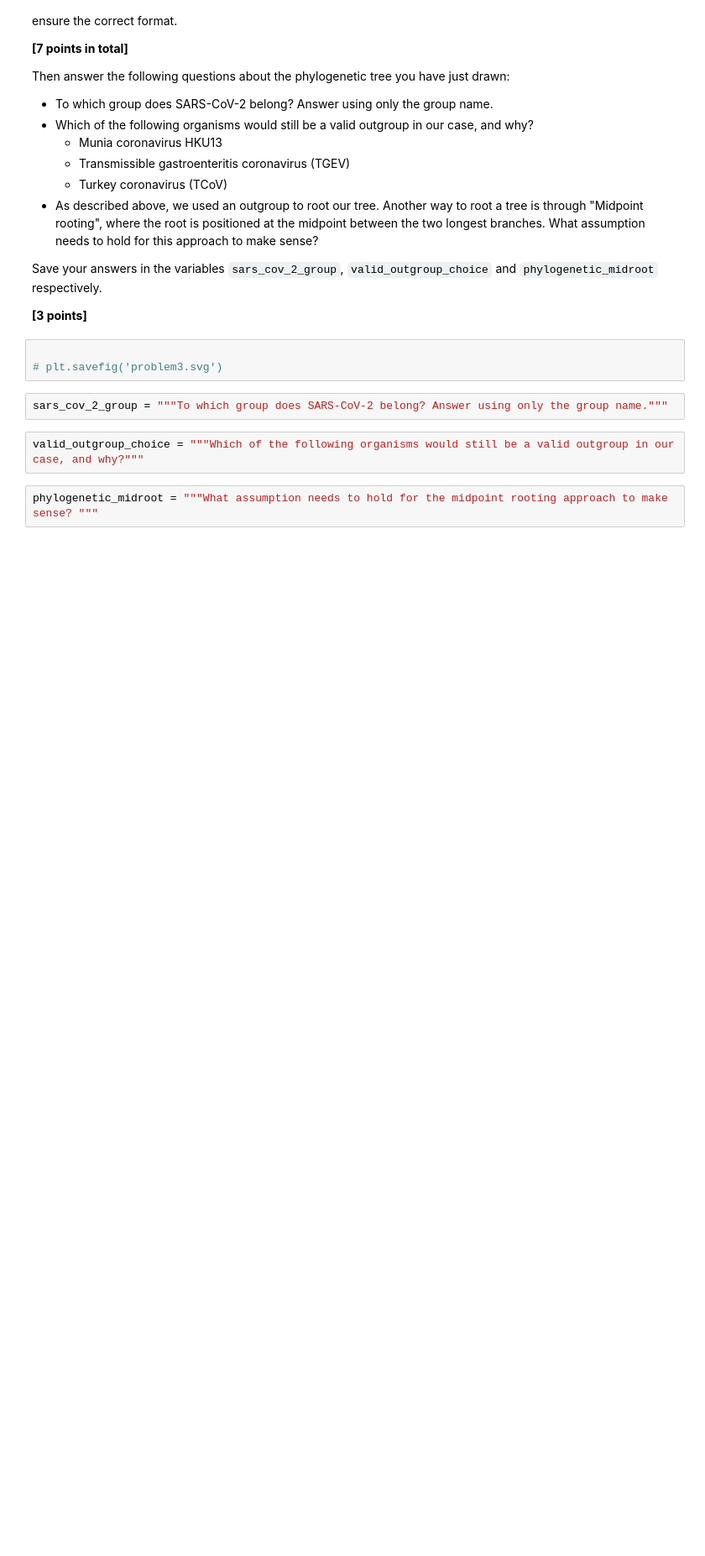
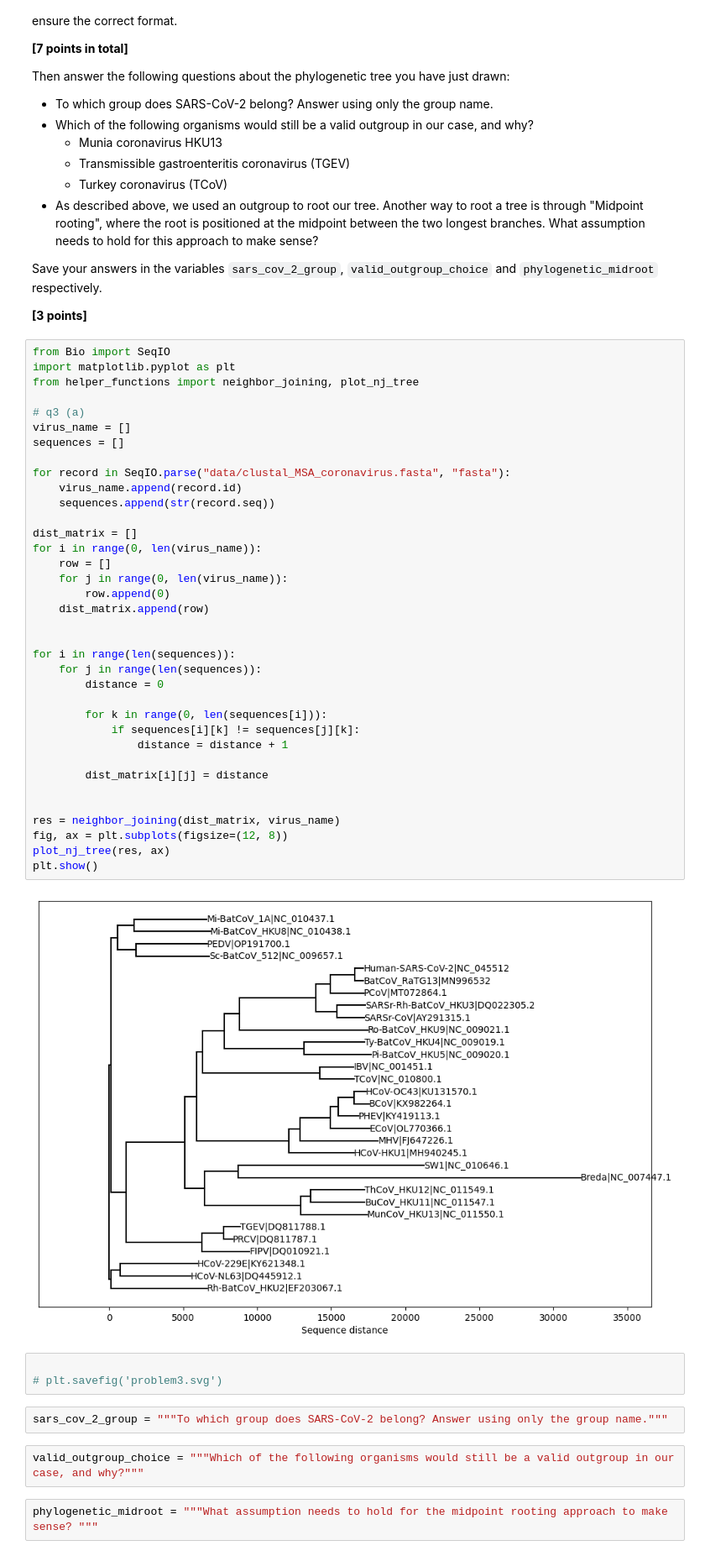
Before and after one commit to riannapat06-del/assign_phylo, a Jupyter notebook: phylo_workbook.ipynb, the cells around one changed output. Shown at 84% size. Saved outputs shown, nothing was run; the diff lists cells and outputs as text; blank space fills up the shorter version.

```diff
--- a/phylo_workbook.ipynb
+++ b/phylo_workbook.ipynb
@@ -129,6 +129,44 @@ Then answer the following questions about the phylogenetic tree you have just dr
 Save your answers in the variables `sars_cov_2_group`, `valid_outgroup_choice` and `phylogenetic_midroot` respectively.
 
 **[3 points]**
+# %%
+from Bio import SeqIO
+import matplotlib.pyplot as plt
+from helper_functions import neighbor_joining, plot_nj_tree
+
+# q3 (a)
+virus_name = []
+sequences = []
+
+for record in SeqIO.parse("data/clustal_MSA_coronavirus.fasta", "fasta"):
+    virus_name.append(record.id)
+    sequences.append(str(record.seq))
+
+dist_matrix = []
+for i in range(0, len(virus_name)):
+    row = []
+    for j in range(0, len(virus_name)):
+        row.append(0)
+    dist_matrix.append(row)
+
+
+for i in range(len(sequences)):
+    for j in range(len(sequences)):
+        distance = 0
+
+        for k in range(0, len(sequences[i])):
+            if sequences[i][k] != sequences[j][k]:
+                distance = distance + 1
+
+        dist_matrix[i][j] = distance
+
+
+res = neighbor_joining(dist_matrix, virus_name)
+fig, ax = plt.subplots(figsize=(12, 8))
+plot_nj_tree(res, ax)
+plt.show()
+# %% [output]
+[figure, added]
 # %%
 
 # plt.savefig('problem3.svg')
```
